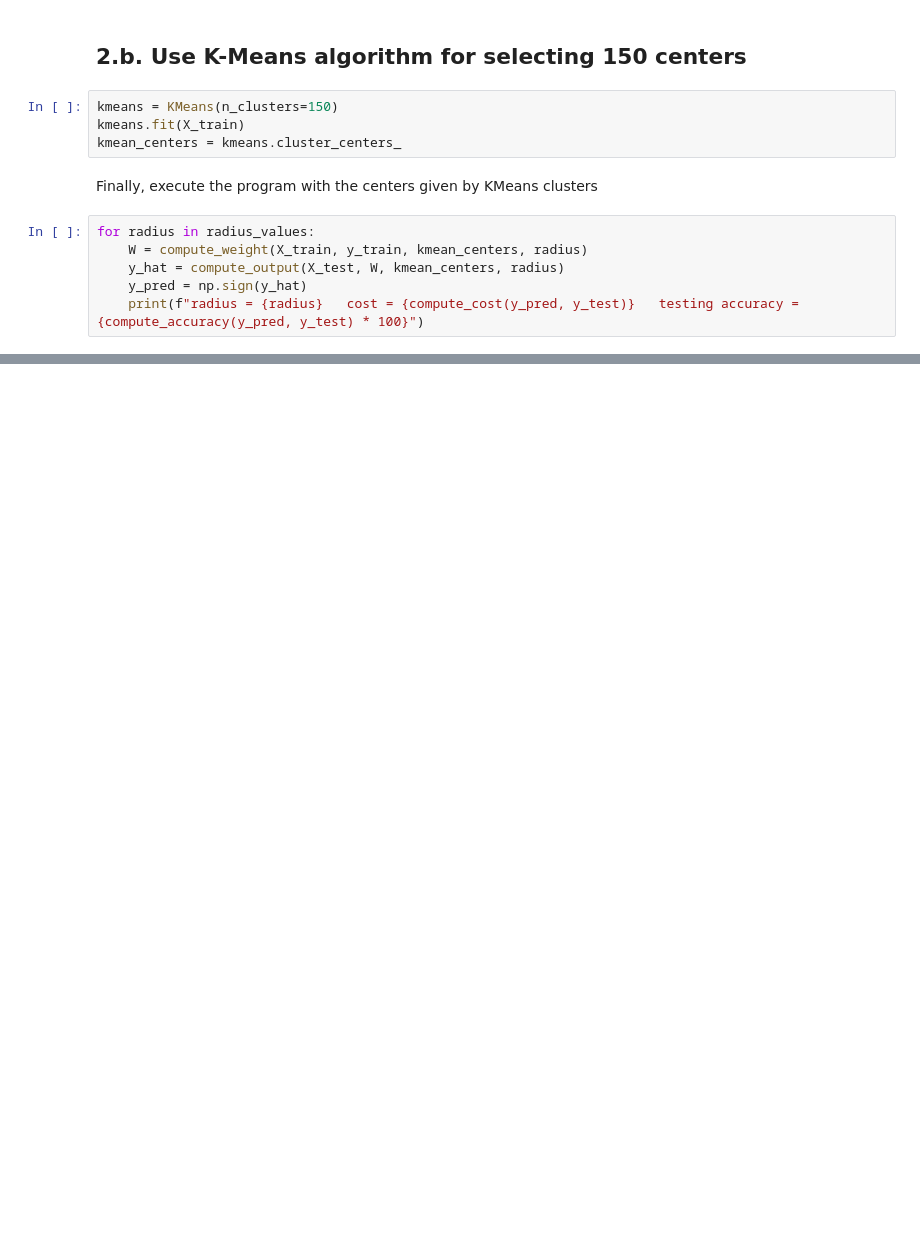
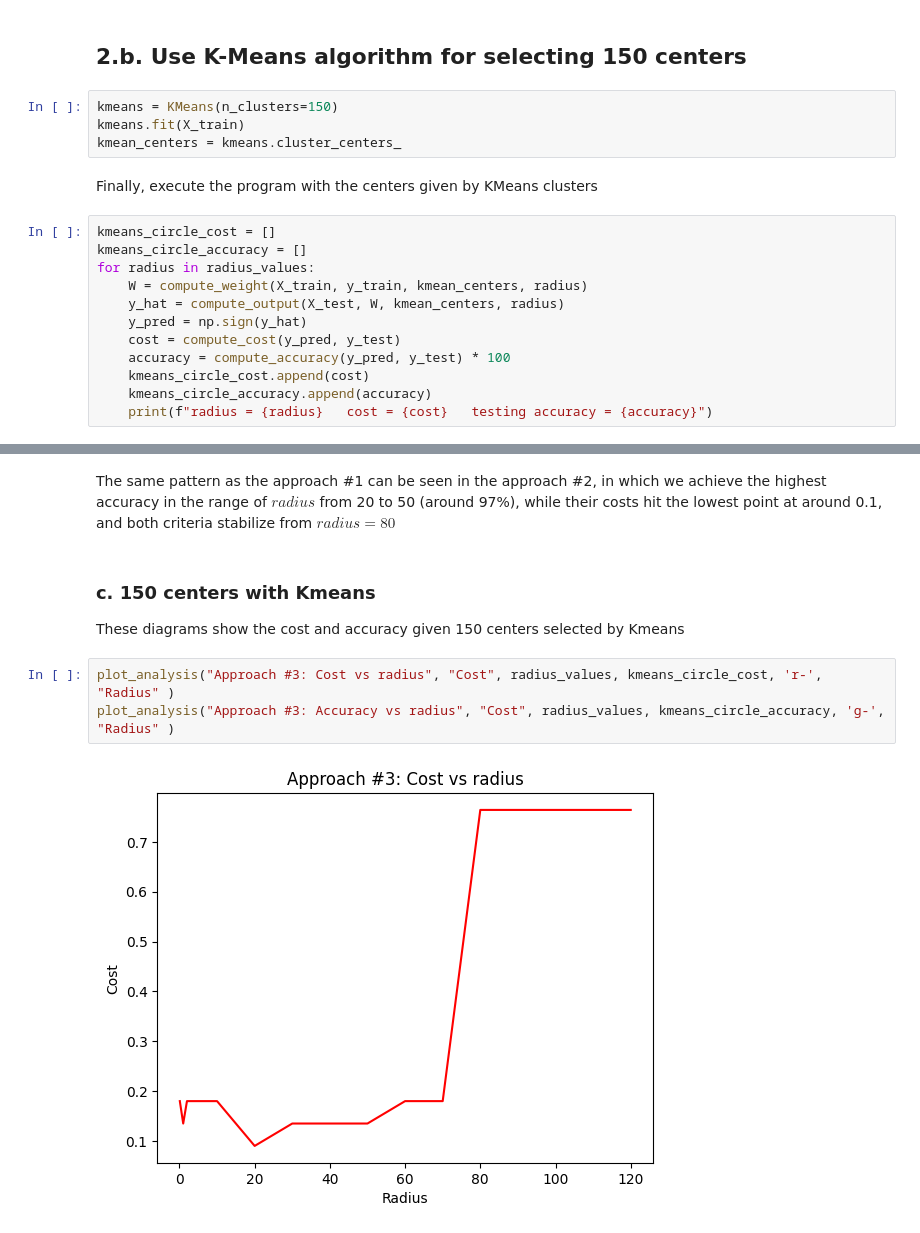
Before and after one commit to ECE657/Assignment2, a Jupyter notebook: Problem2.ipynb, the cells around one changed output, grey strips where cells are left out. Drawn from its saved outputs; the diff is of its cells as text; blank space fills up the shorter version.

```diff
--- a/Problem2.ipynb
+++ b/Problem2.ipynb
@@ -129,9 +133,15 @@ kmean_centers = kmeans.cluster_centers_
 # %% [markdown]
 Finally, execute the program with the centers given by KMeans clusters
 # %%
+kmeans_circle_cost = []
+kmeans_circle_accuracy = []
 for radius in radius_values:
     W = compute_weight(X_train, y_train, kmean_centers, radius)
     y_hat = compute_output(X_test, W, kmean_centers, radius)
     y_pred = np.sign(y_hat)
-    print(f"radius = {radius}   cost = {compute_cost(y_pred, y_test)}   testing accuracy = {compute_accuracy(y_pred, y_test) * 100}")
+    cost = compute_cost(y_pred, y_test)
+    accuracy = compute_accuracy(y_pred, y_test) * 100
+    kmeans_circle_cost.append(cost)
+    kmeans_circle_accuracy.append(accuracy)
+    print(f"radius = {radius}   cost = {cost}   testing accuracy = {accuracy}")
 # %% [output]
@@ -157,0 +185,10 @@ radius = 200.0   cost = 0.7640449438202247   accuracy = 80.89887640449437
+# %% [markdown]
+The same pattern as the approach #1 can be seen in the approach #2, in which we achieve the highest accuracy in the range of $radius$ from 20 to 50 (around 97%), while their costs hit the lowest point at around 0.1, and both criteria stabilize from $radius=80$
+# %% [markdown]
+### c. 150 centers with Kmeans
+These diagrams show the cost and accuracy given 150 centers selected by Kmeans
+# %%
+plot_analysis("Approach #3: Cost vs radius", "Cost", radius_values, kmeans_circle_cost, 'r-', "Radius" )
+plot_analysis("Approach #3: Accuracy vs radius", "Cost", radius_values, kmeans_circle_accuracy, 'g-', "Radius" )
+# %% [output]
+[figure, added]
```
Also changed, not shown: parts of 18 cells of this notebook, 2 other files.
